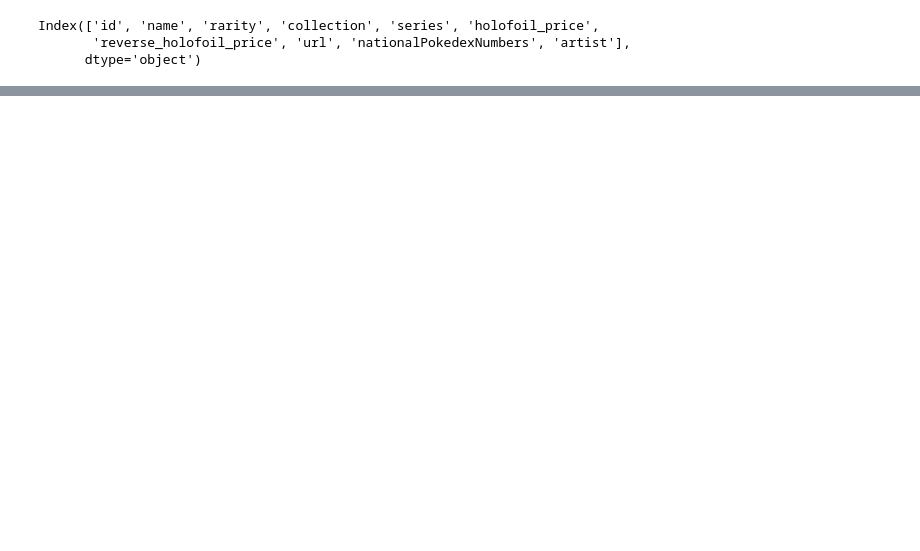
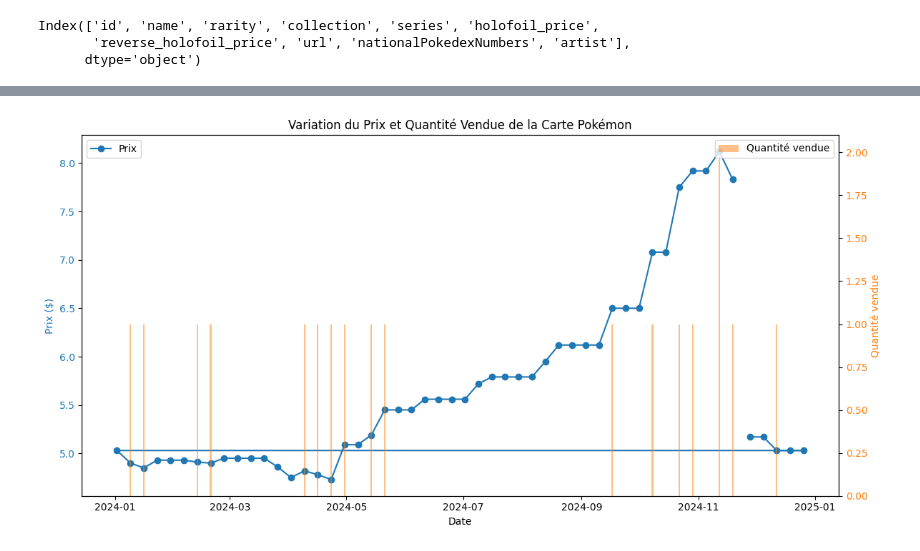
Before and after one commit to nayelsdk/Quantitative_Portfolio_Pokemon_Card, a Jupyter notebook: Scraping.ipynb, the cells around one changed output, grey strips where cells are left out. Saved outputs shown, nothing was run; the diff lists cells and outputs as text; code cells hidden in the pictures; blank space fills up the shorter version.

```diff
--- a/Scraping.ipynb
+++ b/Scraping.ipynb
@@ -134,0 +442,3 @@ titre
+# %%
+html_content=extract_html_code_1Y(website)
+print(html_content)
@@ -134,0 +452,5 @@ titre
+# %%
+prices=extract_price_history(html_content)
+plot_price_quantity_variation(prices)
+# %% [output]
+[figure, added]
```
Also changed, not shown: parts of 21 cells of this notebook, 2 other files.
